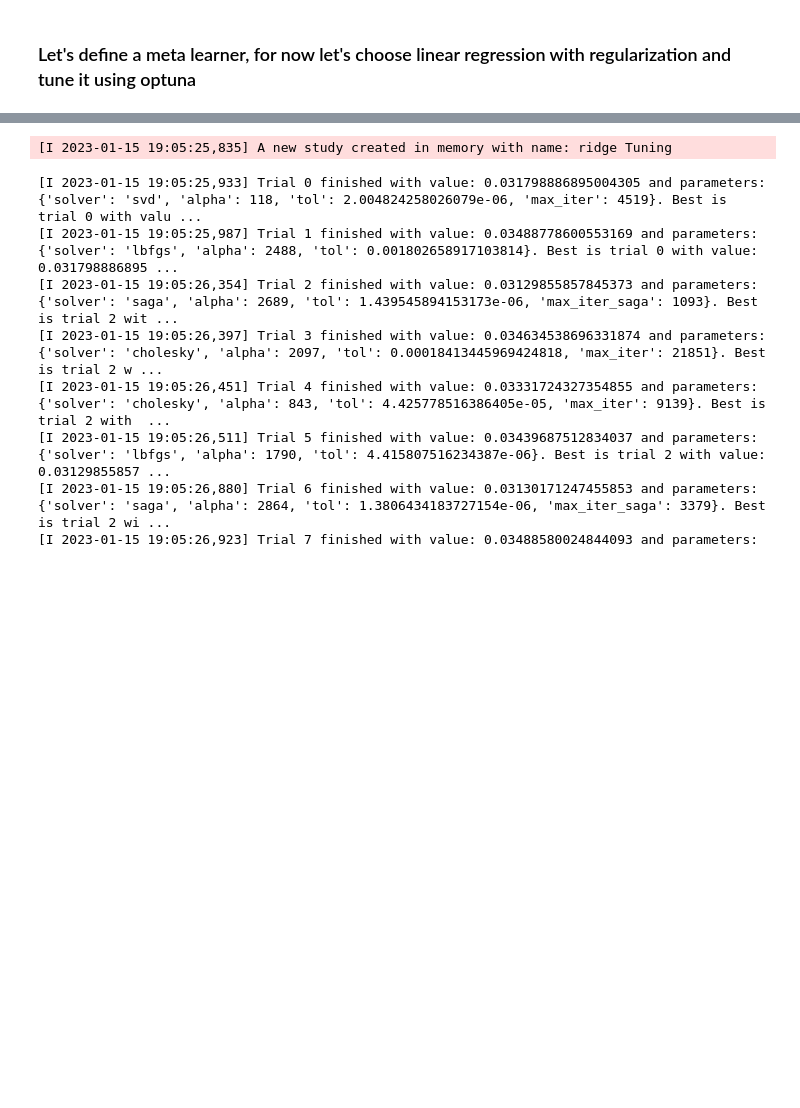
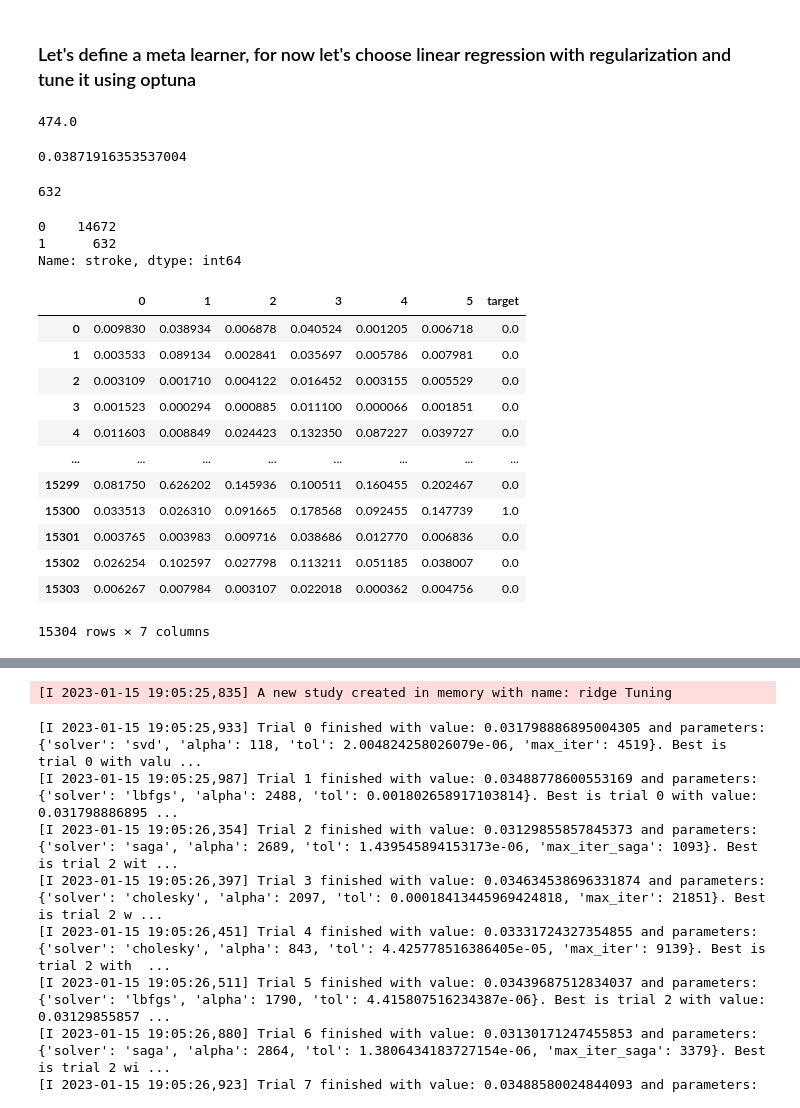
Before and after one commit to KhawajaAbaid/kaggle-playground, a Jupyter notebook: ps03e02-stacking-finetuned-models.ipynb, the cells around one changed output, grey strips where cells are left out. Drawn from its saved outputs; the diff is of its cells as text; code cells hidden in the pictures; blank space fills up the shorter version.

```diff
--- a/ps03e02-stacking-finetuned-models.ipynb
+++ b/ps03e02-stacking-finetuned-models.ipynb
@@ -541,5 +484,42 @@ def cross_validate(X, y, model):
 # %%
 from sklearn.linear_model import Ridge
+# %%
+sum(meta_targets)
+# %% [output]
+474.0
+# %%
+474/12242
+# %% [output]
+0.03871916353537004
+# %%
+sum(y)
+# %% [output]
+632
+# %%
+train.stroke.value_counts()
+# %% [output]
+0    14672
+1      632
+Name: stroke, dtype: int64
+# %%
+meta_df = pd.DataFrame(data=meta_data)
+meta_df["target"] = meta_targets
+
+meta_df
+# %% [output]
+|  | 0 | 1 | 2 | 3 | 4 | 5 | target |
+| 0 | 0.009830 | 0.038934 | 0.006878 | 0.040524 | 0.001205 | 0.006718 | 0.0 |
+| 1 | 0.003533 | 0.089134 | 0.002841 | 0.035697 | 0.005786 | 0.007981 | 0.0 |
+| 2 | 0.003109 | 0.001710 | 0.004122 | 0.016452 | 0.003155 | 0.005529 | 0.0 |
+| 3 | 0.001523 | 0.000294 | 0.000885 | 0.011100 | 0.000066 | 0.001851 | 0.0 |
+| 4 | 0.011603 | 0.008849 | 0.024423 | 0.132350 | 0.087227 | 0.039727 | 0.0 |
+| ... | ... | ... | ... | ... | ... | ... | ... |
+| 15299 | 0.081750 | 0.626202 | 0.145936 | 0.100511 | 0.160455 | 0.202467 | 0.0 |
+| 15300 | 0.033513 | 0.026310 | 0.091665 | 0.178568 | 0.092455 | 0.147739 | 1.0 |
+| 15301 | 0.003765 | 0.003983 | 0.009716 | 0.038686 | 0.012770 | 0.006836 | 0.0 |
+| 15302 | 0.026254 | 0.102597 | 0.027798 | 0.113211 | 0.051185 | 0.038007 | 0.0 |
+| 15303 | 0.006267 | 0.007984 | 0.003107 | 0.022018 | 0.000362 | 0.004756 | 0.0 |
+15304 rows × 7 columns
 # %%
 # meta_data.shape
 # meta_targets.
```
Also changed, not shown: parts of 25 cells of this notebook.
